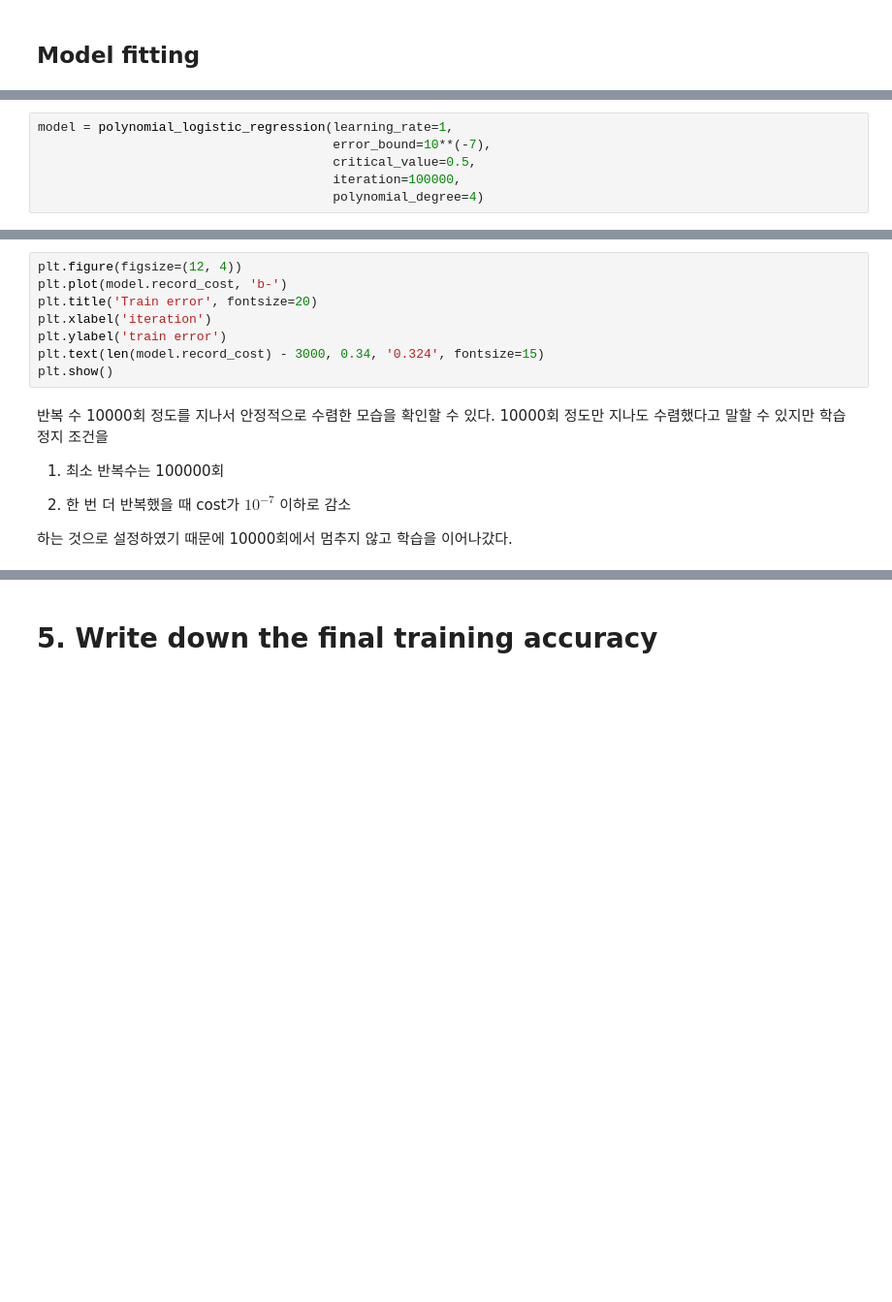
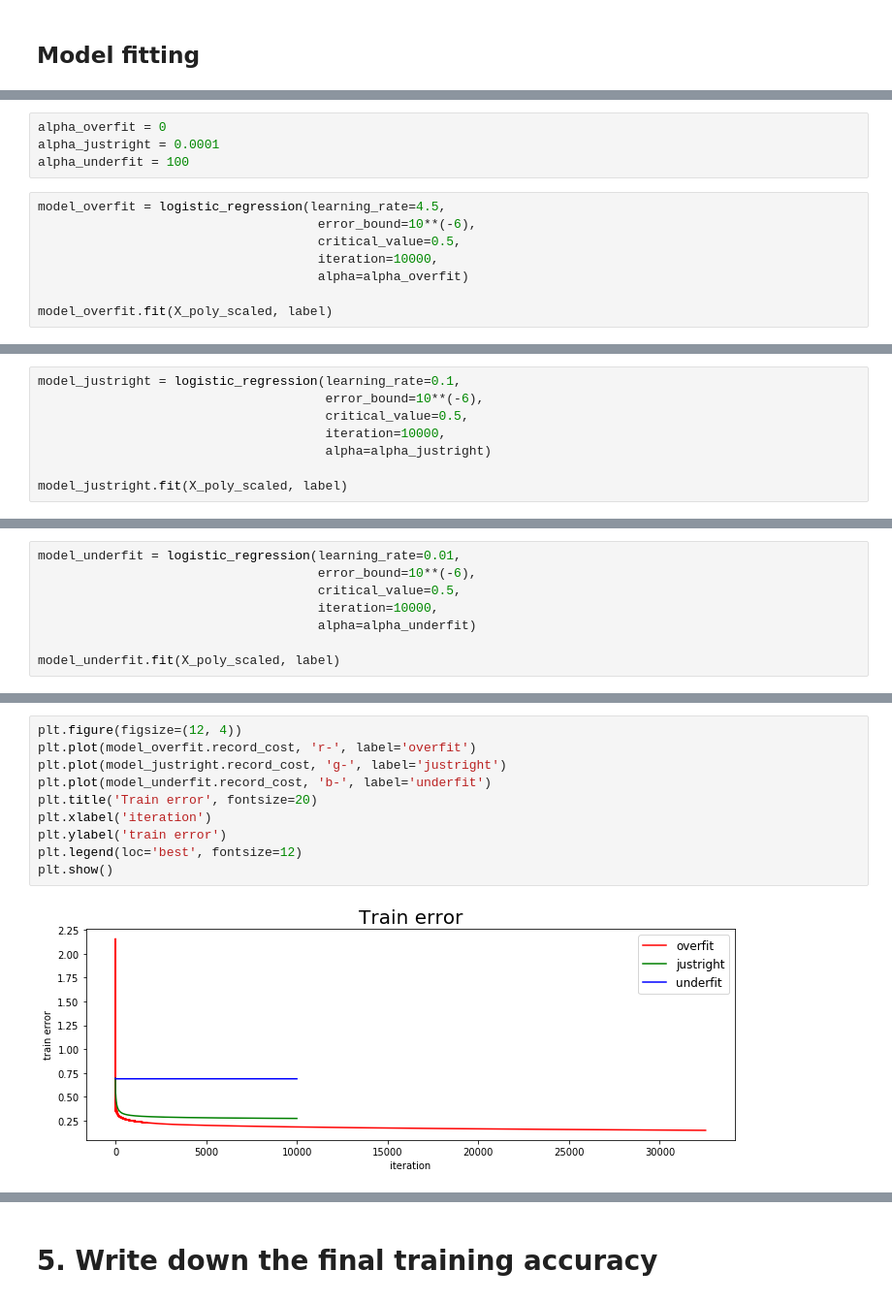
Before and after one commit to BaeHyungjun/2020-1-MachineLearning, a Jupyter notebook: 20152410_배형준_머신러닝_과제7.ipynb, the cells around one changed output, grey strips where cells are left out. Shown at 97% size. Cells and saved outputs as stored; diff of their text form; blank space fills up the shorter version.

Commit message:
Assignment 7-2
polynomial ridge logistic regression


plot the training error with varying regularization parameters

```diff
--- a/20152410_배형준_머신러닝_과제7.ipynb
+++ b/20152410_배형준_머신러닝_과제7.ipynb
@@ -186,0 +192,12 @@ class polynomial_logistic_regression:
+# %%
+alpha_overfit = 0
+alpha_justright = 0.0001
+alpha_underfit = 100
+# %%
+model_overfit = logistic_regression(learning_rate=4.5,
+                                     error_bound=10**(-6),
+                                     critical_value=0.5,
+                                     iteration=10000,
+                                     alpha=alpha_overfit)
+
+model_overfit.fit(X_poly_scaled, label)
@@ -187,6 +212,8 @@ class polynomial_logistic_regression:
 # %%
-model = polynomial_logistic_regression(learning_rate=1,
-                                       error_bound=10**(-7),
-                                       critical_value=0.5,
-                                       iteration=100000,
-                                       polynomial_degree=4)
+model_justright = logistic_regression(learning_rate=0.1,
+                                      error_bound=10**(-6),
+                                      critical_value=0.5,
+                                      iteration=10000,
+                                      alpha=alpha_justright)
+
+model_justright.fit(X_poly_scaled, label)
@@ -194,0 +224,8 @@ model.fit(X, Y)
+# %%
+model_underfit = logistic_regression(learning_rate=0.01,
+                                     error_bound=10**(-6),
+                                     critical_value=0.5,
+                                     iteration=10000,
+                                     alpha=alpha_underfit)
+
+model_underfit.fit(X_poly_scaled, label)
@@ -197,16 +238,12 @@ model.fit(X, Y)
 # %%
 plt.figure(figsize=(12, 4))
-plt.plot(model.record_cost, 'b-')
+plt.plot(model_overfit.record_cost, 'r-', label='overfit')
+plt.plot(model_justright.record_cost, 'g-', label='justright')
+plt.plot(model_underfit.record_cost, 'b-', label='underfit')
 plt.title('Train error', fontsize=20)
 plt.xlabel('iteration')
 plt.ylabel('train error')
-plt.text(len(model.record_cost) - 3000, 0.34, '0.324', fontsize=15)
+plt.legend(loc='best', fontsize=12)
 plt.show()
+# %% [output]
+[figure, added]
-# %% [markdown]
-반복 수 10000회 정도를 지나서 안정적으로 수렴한 모습을 확인할 수 있다. 10000회 정도만 지나도 수렴했다고 말할 수 있지만 학습 정지 조건을
-
-1) 최소 반복수는 100000회
-
-2) 한 번 더 반복했을 때 cost가 $10^{-7}$ 이하로 감소
-
-하는 것으로 설정하였기 때문에 10000회에서 멈추지 않고 학습을 이어나갔다.
```
Also changed, not shown: parts of 21 cells of this notebook.
